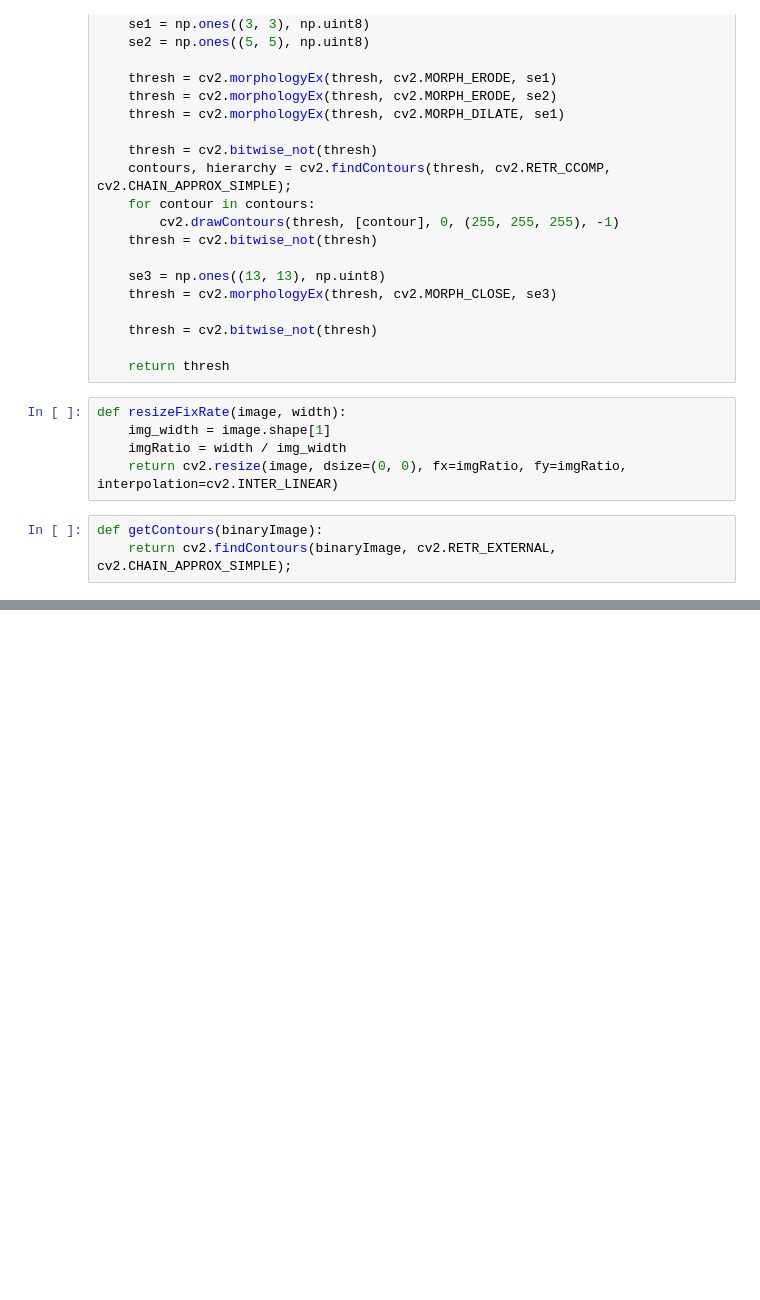
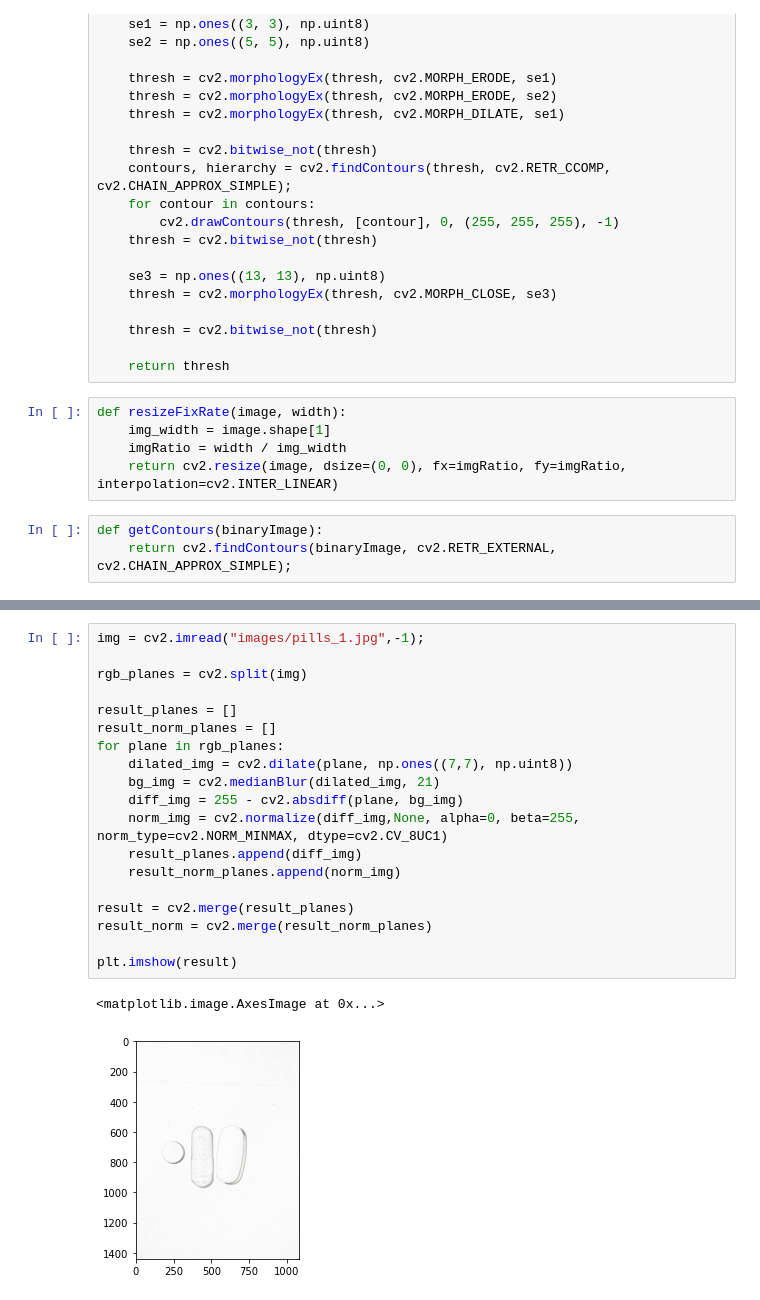
Before and after one commit to ceo0517/shadow, a Jupyter notebook: main.ipynb, the cells around one changed output, grey strips where cells are left out. Drawn from its saved outputs; the diff is of its cells as text; blank space fills up the shorter version.

```diff
--- a/main.ipynb
+++ b/main.ipynb
@@ -68,0 +180,22 @@ plt.imshow(cv2.cvtColor(image, cv2.COLOR_BGR2RGB))
+# %%
+img = cv2.imread("images/pills_1.jpg",-1);
+
+rgb_planes = cv2.split(img)
+
+result_planes = []
+result_norm_planes = []
+for plane in rgb_planes:
+    dilated_img = cv2.dilate(plane, np.ones((7,7), np.uint8))
+    bg_img = cv2.medianBlur(dilated_img, 21)
+    diff_img = 255 - cv2.absdiff(plane, bg_img)
+    norm_img = cv2.normalize(diff_img,None, alpha=0, beta=255, norm_type=cv2.NORM_MINMAX, dtype=cv2.CV_8UC1)
+    result_planes.append(diff_img)
+    result_norm_planes.append(norm_img)
+
+result = cv2.merge(result_planes)
+result_norm = cv2.merge(result_norm_planes)
+
+plt.imshow(result)
+# %% [output]
+<matplotlib.image.AxesImage at 0x...>
+[figure, added]
```
Also changed, not shown: parts of 7 cells of this notebook.
